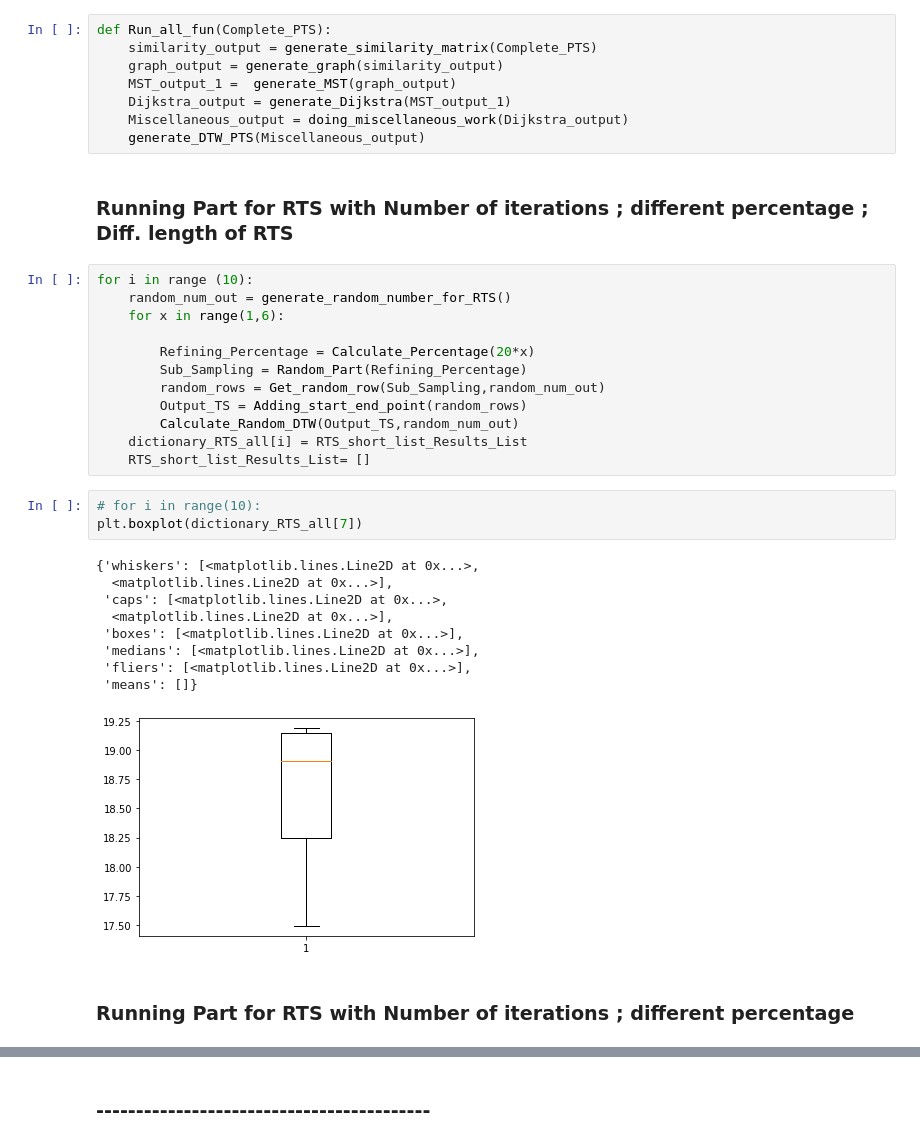
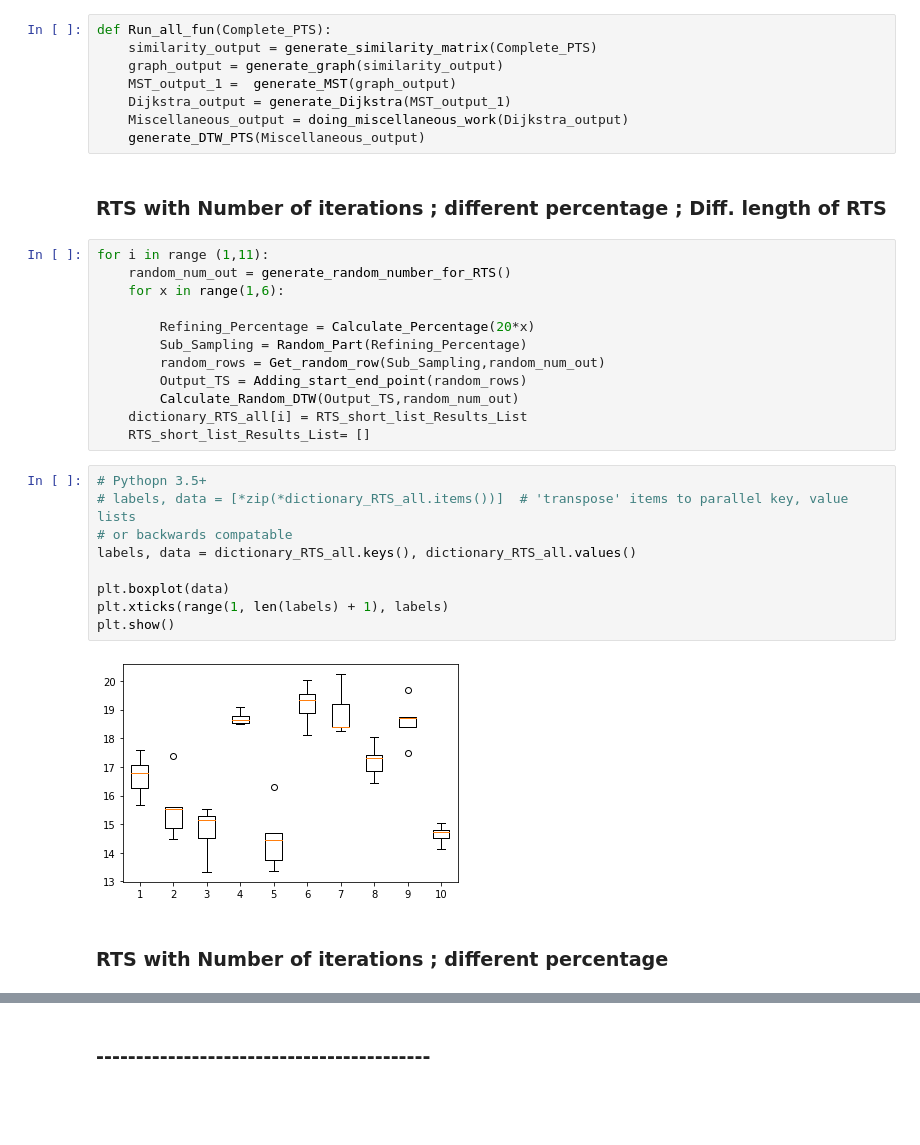
Before and after one commit to ArslanAliAwan/Char_Tra, a Jupyter notebook: Full_Final_V2.ipynb, the cells around one changed output, grey strips where cells are left out. Drawn from its saved outputs; the diff is of its cells as text; blank space fills up the shorter version.

Commit message:
boxplot code added

```diff
--- a/Full_Final_V2.ipynb
+++ b/Full_Final_V2.ipynb
@@ -192,9 +192,9 @@ def Run_all_fun(Complete_PTS):
     Miscellaneous_output = doing_miscellaneous_work(Dijkstra_output)
     generate_DTW_PTS(Miscellaneous_output)
 # %% [markdown]
-### Running Part for RTS with Number of iterations ; different percentage ; Diff. length of RTS
+### RTS with Number of iterations ; different percentage ; Diff. length of RTS
 # %%
-for i in range (10):
+for i in range (1,11):
     random_num_out = generate_random_number_for_RTS()
     for x in range(1,6):
 
@@ -205,19 +205,17 @@ for i in range (10):
         Calculate_Random_DTW(Output_TS,random_num_out)
     dictionary_RTS_all[i] = RTS_short_list_Results_List
     RTS_short_list_Results_List= []
-# %%
-# for i in range(10):
-plt.boxplot(dictionary_RTS_all[7])
-# %% [output]
-{'whiskers': [<matplotlib.lines.Line2D at 0x...>,
-  <matplotlib.lines.Line2D at 0x...>],
- 'caps': [<matplotlib.lines.Line2D at 0x...>,
-  <matplotlib.lines.Line2D at 0x...>],
- 'boxes': [<matplotlib.lines.Line2D at 0x...>],
- 'medians': [<matplotlib.lines.Line2D at 0x...>],
- 'fliers': [<matplotlib.lines.Line2D at 0x...>],
- 'means': []}
-[figure, removed]
+# %%
+# Pythopn 3.5+
+# labels, data = [*zip(*dictionary_RTS_all.items())]  # 'transpose' items to parallel key, value lists
+# or backwards compatable
+labels, data = dictionary_RTS_all.keys(), dictionary_RTS_all.values()
+
+plt.boxplot(data)
+plt.xticks(range(1, len(labels) + 1), labels)
+plt.show()
+# %% [output]
+[figure, added]
 # %% [markdown]
-### Running Part for RTS with Number of iterations ; different percentage
+### RTS with Number of iterations ; different percentage
 # %%
```
Also changed, not shown: parts of 7 cells of this notebook.
